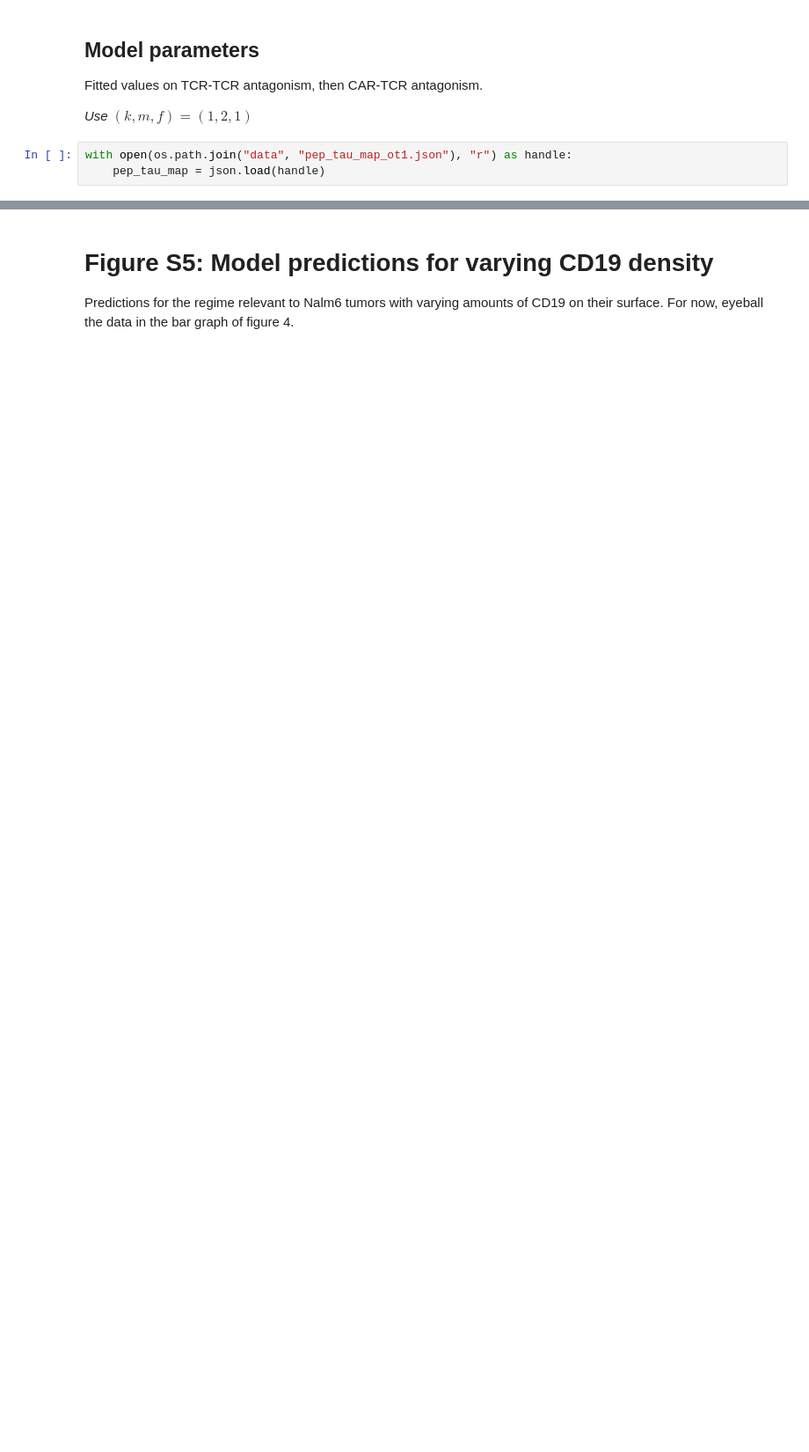
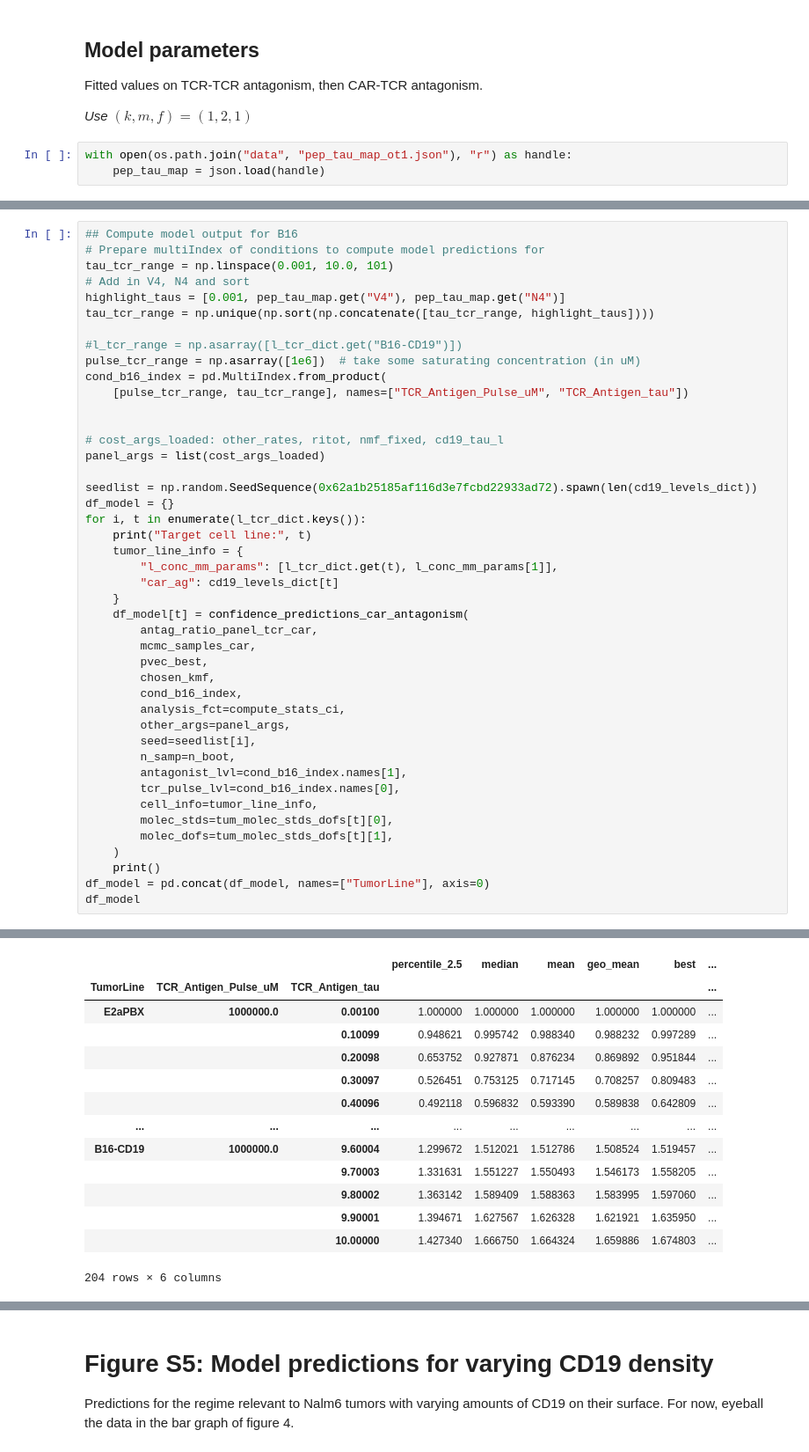
Before and after one commit to frbourassa/tcr_car_antagonism, a Jupyter notebook: tcr_car_further_model_predictions.ipynb, the cells around one changed output, grey strips where cells are left out. Shown at 88% size. Cells and saved outputs as stored; diff of their text form; blank space fills up the shorter version.

```diff
--- a/tcr_car_further_model_predictions.ipynb
+++ b/tcr_car_further_model_predictions.ipynb
@@ -78,0 +127,45 @@ with h5py.File(os.path.join("results", "mcmc", samples_fname), "r") as rfile:
+# %%
+## Compute model output for B16
+# Prepare multiIndex of conditions to compute model predictions for
+tau_tcr_range = np.linspace(0.001, 10.0, 101)
+# Add in V4, N4 and sort
+highlight_taus = [0.001, pep_tau_map.get("V4"), pep_tau_map.get("N4")]
+tau_tcr_range = np.unique(np.sort(np.concatenate([tau_tcr_range, highlight_taus])))
+
+#l_tcr_range = np.asarray([l_tcr_dict.get("B16-CD19")])
+pulse_tcr_range = np.asarray([1e6])  # take some saturating concentration (in uM)
+cond_b16_index = pd.MultiIndex.from_product(
+    [pulse_tcr_range, tau_tcr_range], names=["TCR_Antigen_Pulse_uM", "TCR_Antigen_tau"])
+
+
+# cost_args_loaded: other_rates, ritot, nmf_fixed, cd19_tau_l
+panel_args = list(cost_args_loaded)
+
+seedlist = np.random.SeedSequence(0x62a1b25185af116d3e7fcbd22933ad72).spawn(len(cd19_levels_dict))
+df_model = {}
+for i, t in enumerate(l_tcr_dict.keys()):
+    print("Target cell line:", t)
+    tumor_line_info = {
+        "l_conc_mm_params": [l_tcr_dict.get(t), l_conc_mm_params[1]],
+        "car_ag": cd19_levels_dict[t]
+    }
+    df_model[t] = confidence_predictions_car_antagonism(
+        antag_ratio_panel_tcr_car,
+        mcmc_samples_car,
+        pvec_best,
+        chosen_kmf,
+        cond_b16_index,
+        analysis_fct=compute_stats_ci,
+        other_args=panel_args,
+        seed=seedlist[i],
+        n_samp=n_boot,
+        antagonist_lvl=cond_b16_index.names[1],
+        tcr_pulse_lvl=cond_b16_index.names[0],
+        cell_info=tumor_line_info,
+        molec_stds=tum_molec_stds_dofs[t][0],
+        molec_dofs=tum_molec_stds_dofs[t][1],
+    )
+    print()
+df_model = pd.concat(df_model, names=["TumorLine"], axis=0)
+df_model
+# %% [output]
@@ -78,0 +183,14 @@ with h5py.File(os.path.join("results", "mcmc", samples_fname), "r") as rfile:
+|  |  |  | percentile_2.5 | median | mean | geo_mean | best | ... |
+| TumorLine | TCR_Antigen_Pulse_uM | TCR_Antigen_tau |  |  |  |  |  | ... |
+| E2aPBX | 1000000.0 | 0.00100 | 1.000000 | 1.000000 | 1.000000 | 1.000000 | 1.000000 | ... |
+|  |  | 0.10099 | 0.948621 | 0.995742 | 0.988340 | 0.988232 | 0.997289 | ... |
+|  |  | 0.20098 | 0.653752 | 0.927871 | 0.876234 | 0.869892 | 0.951844 | ... |
+|  |  | 0.30097 | 0.526451 | 0.753125 | 0.717145 | 0.708257 | 0.809483 | ... |
+|  |  | 0.40096 | 0.492118 | 0.596832 | 0.593390 | 0.589838 | 0.642809 | ... |
+| ... | ... | ... | ... | ... | ... | ... | ... | ... |
+| B16-CD19 | 1000000.0 | 9.60004 | 1.299672 | 1.512021 | 1.512786 | 1.508524 | 1.519457 | ... |
+|  |  | 9.70003 | 1.331631 | 1.551227 | 1.550493 | 1.546173 | 1.558205 | ... |
+|  |  | 9.80002 | 1.363142 | 1.589409 | 1.588363 | 1.583995 | 1.597060 | ... |
+|  |  | 9.90001 | 1.394671 | 1.627567 | 1.626328 | 1.621921 | 1.635950 | ... |
+|  |  | 10.00000 | 1.427340 | 1.666750 | 1.664324 | 1.659886 | 1.674803 | ... |
+204 rows × 6 columns
```
Also changed, not shown: parts of 22 cells of this notebook, 39 other files.
